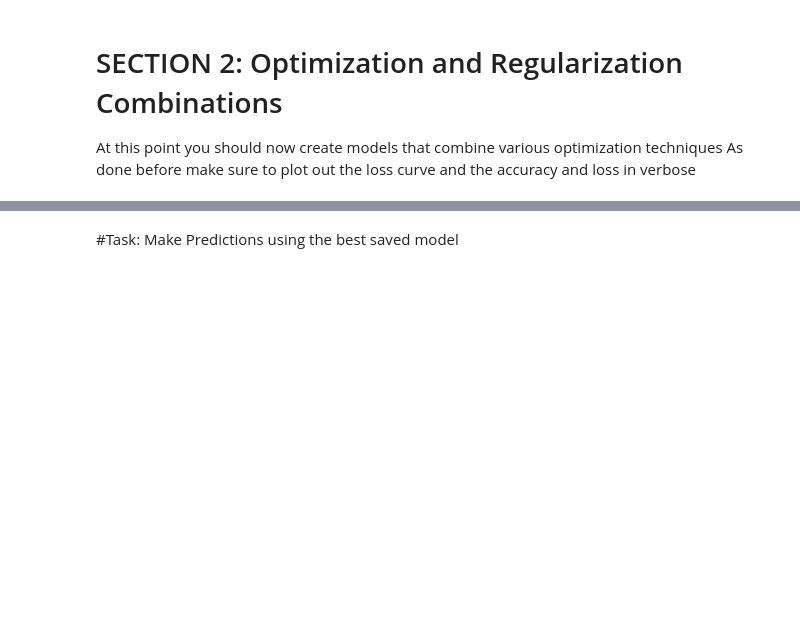
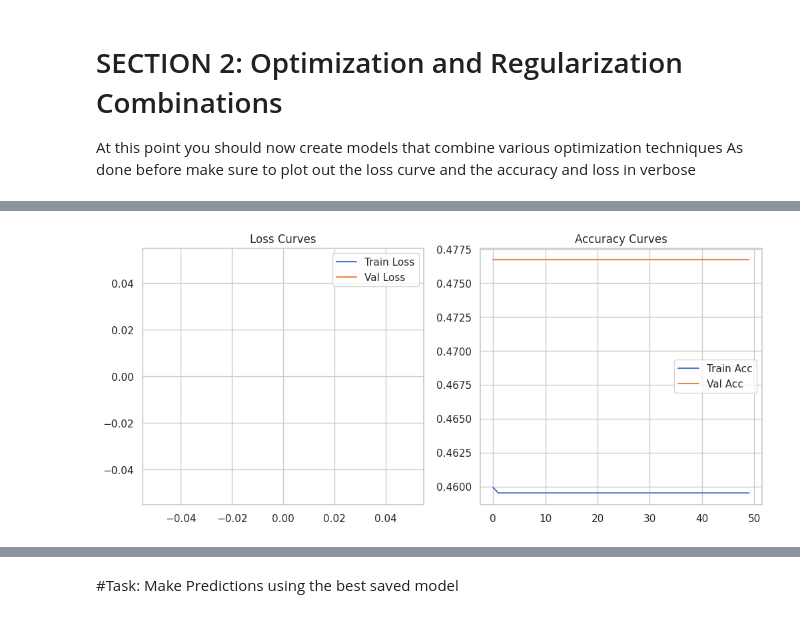
Before and after one commit to IkireziI/GEN-Z-ACADEMY, a Jupyter notebook: Inès_IKIREZI_Summative_Assignment.ipynb, the cells around one changed output, grey strips where cells are left out. Saved outputs shown, nothing was run; the diff lists cells and outputs as text; code cells hidden in the pictures; blank space fills up the shorter version.

```diff
--- a/Inès_IKIREZI_Summative_Assignment.ipynb
+++ b/Inès_IKIREZI_Summative_Assignment.ipynb
@@ -916,0 +1012,83 @@ Input 0 of layer "dense_24" is incompatible with the layer: expected axis -1 of
+# %%
+import tensorflow as tf
+from tensorflow.keras.models import Sequential
+from tensorflow.keras.layers import Dense, Dropout, Input
+from tensorflow.keras.optimizers import Adam, RMSprop, SGD
+from tensorflow.keras.regularizers import l1, l2
+import matplotlib.pyplot as plt
+import seaborn as sns
+from sklearn.metrics import confusion_matrix, classification_report
+
+
+
+def define_model(optimizer='adam', regularization=None, dropout_rate=0.0):
+    model = Sequential()
+    model.add(Input(shape=(X_train_processed.shape[1],)))
+
+    if regularization == 'l1':
+        model.add(Dense(128, activation='relu', kernel_regularizer=l1(0.01)))
+    elif regularization == 'l2':
+        model.add(Dense(128, activation='relu', kernel_regularizer=l2(0.01)))
+    else:
+        model.add(Dense(128, activation='relu'))
+
+    if dropout_rate > 0:
+        model.add(Dropout(dropout_rate))
+
+    model.add(Dense(1, activation='sigmoid'))
+
+    if optimizer.lower() == 'adam':
+        opt = Adam(learning_rate=0.001)
+    elif optimizer.lower() == 'rmsprop':
+        opt = RMSprop(learning_rate=0.001)
+    elif optimizer.lower() == 'sgd':
+        opt = SGD(learning_rate=0.01, momentum=0.9)
+    else:
+        opt = Adam(learning_rate=0.001)
+
+    model.compile(optimizer=opt, loss='binary_crossentropy', metrics=['accuracy'])
+    return model
+
+def plot_training_history(history):
+    plt.figure(figsize=(12, 5))
+
+    plt.subplot(1, 2, 1)
+    plt.plot(history.history['loss'], label='Train Loss')
+    plt.plot(history.history['val_loss'], label='Val Loss')
+    plt.title('Loss Curves')
+    plt.legend()
+
+    plt.subplot(1, 2, 2)
+    plt.plot(history.history['accuracy'], label='Train Acc')
+    plt.plot(history.history['val_accuracy'], label='Val Acc')
+    plt.title('Accuracy Curves')
+    plt.legend()
+    plt.show()
+
+def evaluate_and_analyze(model, X_test, y_test):
+    y_pred = model.predict(X_test)
+    y_pred_class = (y_pred > 0.5).astype("int32")
+
+    print("\nTest Evaluation:")
+    test_loss, test_acc = model.evaluate(X_test, y_test)
+    print(f"Test Accuracy: {test_acc:.3f} | Test Loss: {test_loss:.3f}")
+
+    print("\nConfusion Matrix:")
+    cm = confusion_matrix(y_test, y_pred_class)
+    sns.heatmap(cm, annot=True, fmt='d', cmap='Blues')
+    plt.xlabel('Predicted')
+    plt.ylabel('Actual')
+    plt.show()
+
+    print("\nClassification Report:")
+    print(classification_report(y_test, y_pred_class))
+
+# Model 4: Adam with no regularization
+model_4 = define_model()
+history_4 = model_4.fit(X_train_processed, y_train, epochs=50, batch_size=32, validation_data=(X_val_processed, y_val), verbose=1)
+plot_training_history(history_4)
+
+
+print("\nAdam No Regularization Results:")
+evaluate_and_analyze(model_4, X_test_processed, y_test)
+# %% [output]
@@ -916,0 +1112 @@ Input 0 of layer "dense_24" is incompatible with the layer: expected axis -1 of
+[figure, added]
```
Also changed, not shown: parts of 23 cells of this notebook.
